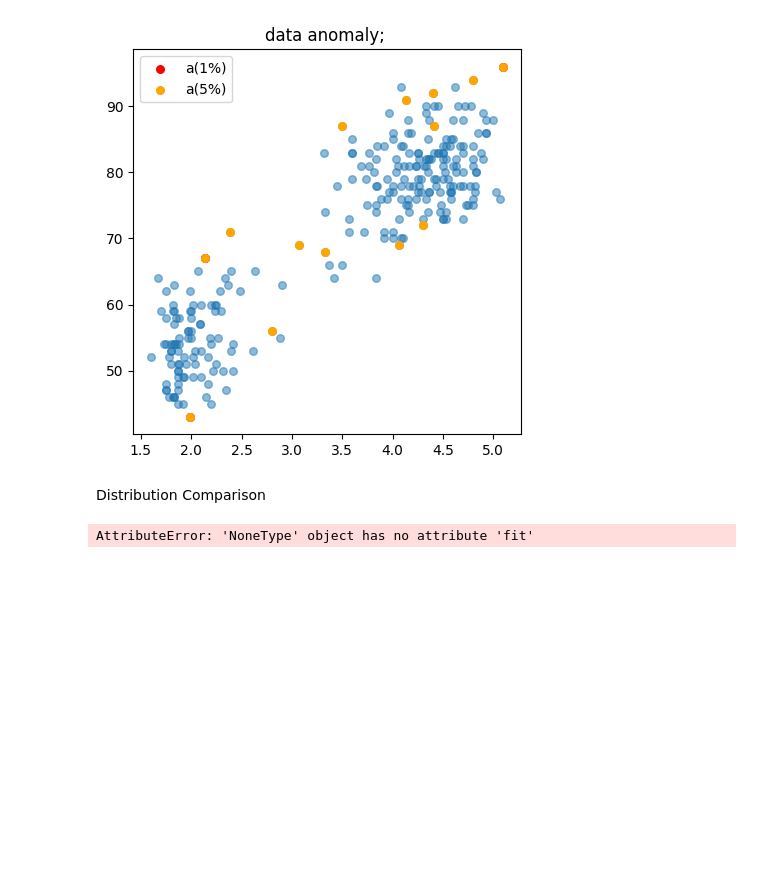
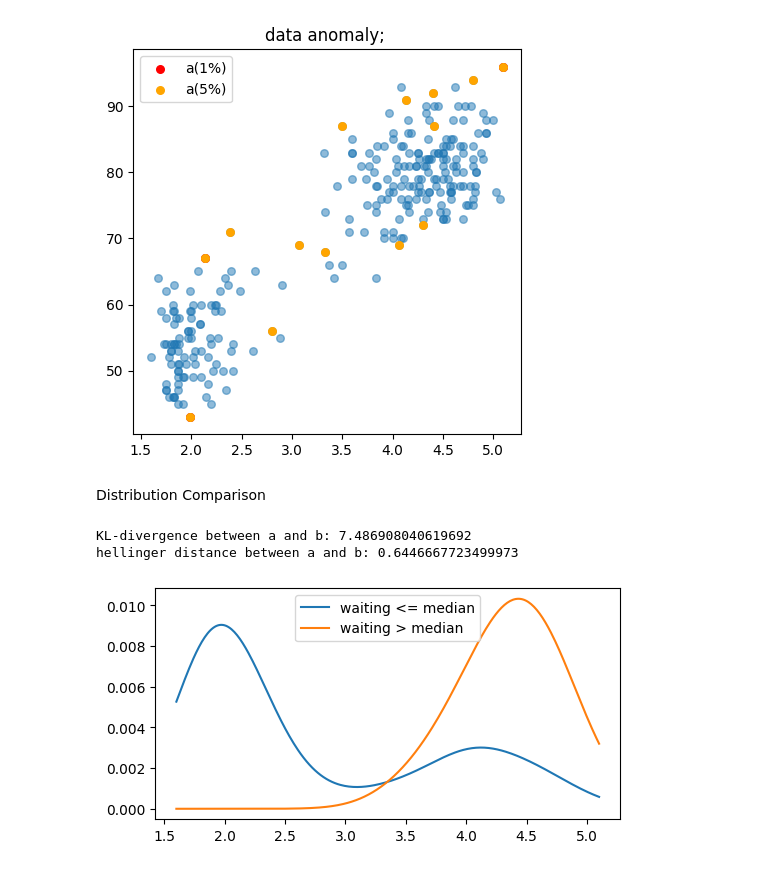
Before and after one commit to Mauzec/spbu_ml_2025, a Jupyter notebook: homeworks/algo-2/kde/faithful_demo.ipynb, the cells around one changed output. Saved outputs shown, nothing was run; the diff lists cells and outputs as text; code cells hidden in the pictures; blank space fills up the shorter version.

```diff
--- a/homeworks/algo-2/kde/faithful_demo.ipynb
+++ b/homeworks/algo-2/kde/faithful_demo.ipynb
@@ -61,31 +61,33 @@ Distribution Comparison
 # %%
 mid = np.median(df['waiting'])
 
 a = df[df['waiting'] <= mid][['eruptions']].values
 b = df[df['waiting'] > mid][['eruptions']].values
 
 kde_a = KDE(bandwidth=.3)
 kde_a.set_kernel('gaussian')
 kde_a.fit(a)
 kde_b = KDE(bandwidth=.3)
 kde_b.set_kernel('gaussian')
 kde_b.fit(b)
 
 
 x1d = np.linspace(df['eruptions'].min(), df['eruptions'].max(), 300)[:, None]
 p = kde_a.score_samples(x1d); p /= p.sum()
 q = kde_b.score_samples(x1d); q /= q.sum()
 
 kl = np.sum(p*np.log( (p + 1e-10) / (q + 1e-10) ))
-hell= math.sqrt(1 - np.sum(np.sqrt(p*q)))
+hell= np.sqrt(1 - np.sum(np.sqrt(p*q)))
 
 print('KL-divergence between a and b:', kl)
 print('hellinger distance between a and b:', hell)
 
 plt.figure(figsize=(6,3))
 plt.plot(x1d, p, label='waiting <= median', color='C0')
 plt.plot(x1d, q, label='waiting > median', color='C1')
 plt.legend()
 plt.show()
 # %% [output]
-AttributeError: 'NoneType' object has no attribute 'fit'
+KL-divergence between a and b: 7.486908040619692
+hellinger distance between a and b: 0.6446667723499973
+[figure, added]
```
